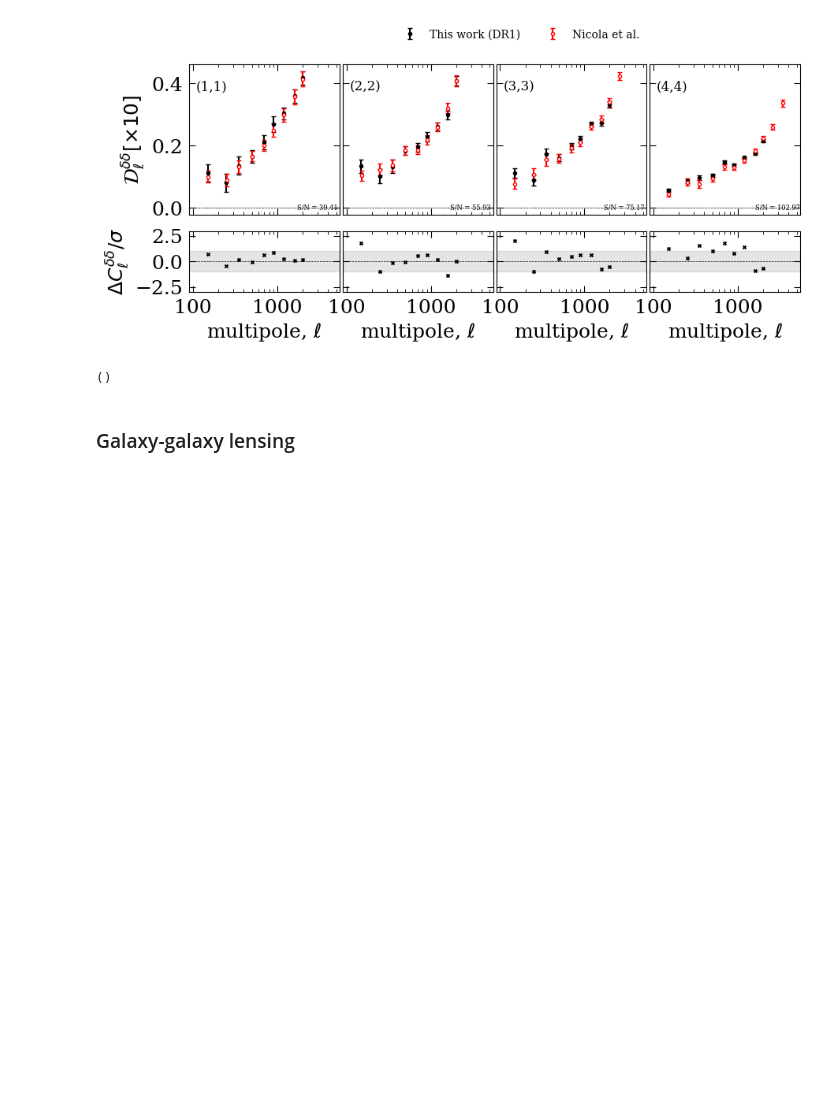
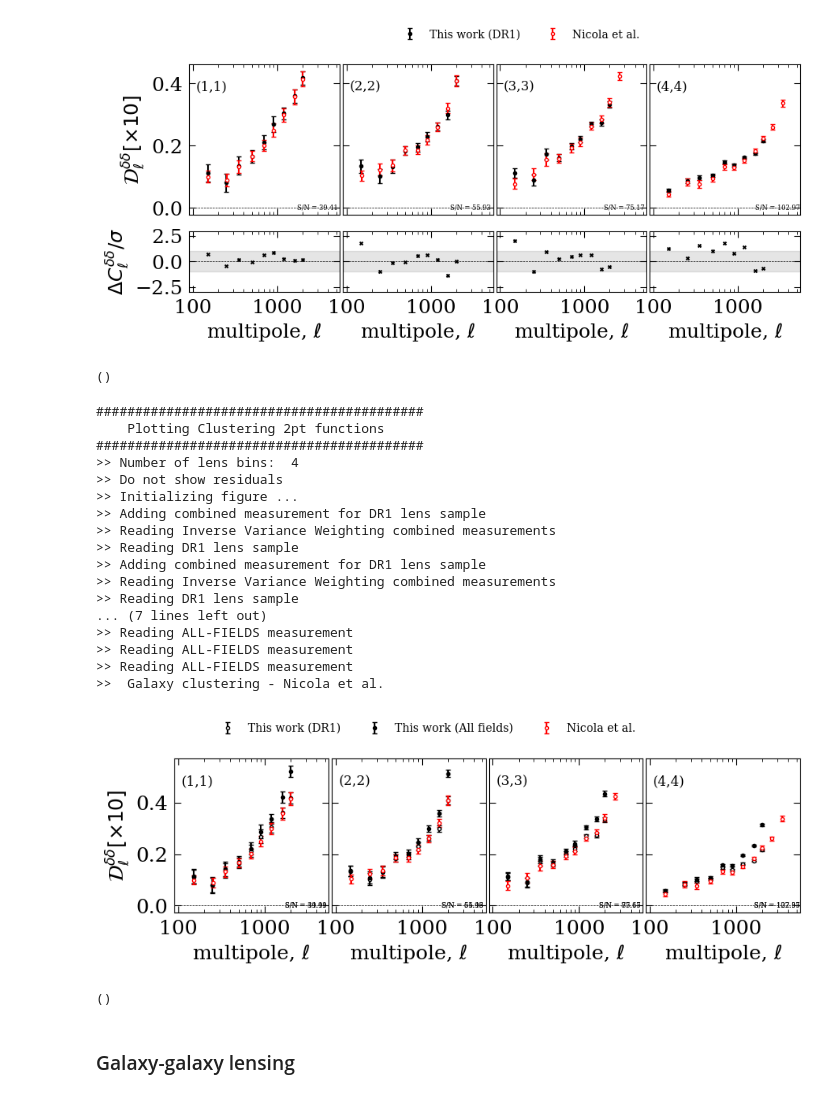
Before and after one commit to davsan06/HSC-PDR1-3x2pt-harmonic-methods, a Jupyter notebook: analysis/NBMeasurementPlot.ipynb, the cells around one changed output. Cells and saved outputs as stored; diff of their text form; code cells hidden in the pictures; blank space fills up the shorter version.

```diff
--- a/analysis/NBMeasurementPlot.ipynb
+++ b/analysis/NBMeasurementPlot.ipynb
@@ -336,6 +414,36 @@ hmu.Clustering2pt_plot(fname = fname,
  Path:  /pscratch/sd/d/davidsan/HSC-PDR1-3x2pt-harmonic-methods/figures/measurements/clustering
 [figure]
 ()
+# %%
+hmu.Clustering2pt_plot(fname = [None],
+                        labels = [None],
+                        add_individual=False,
+                        add_allfields=True,
+                        add_combined='ivw_lens_dr1',
+                        add_literature=True,
+                        show_residual=False,
+                        add_byhand = False,
+                        save_fig=False)
+# %% [output]
+##########################################
+    Plotting Clustering 2pt functions
+##########################################
+>> Number of lens bins:  4
+>> Do not show residuals
+>> Initializing figure ...
+>> Adding combined measurement for DR1 lens sample
+>> Reading Inverse Variance Weighting combined measurements
+>> Reading DR1 lens sample
+>> Adding combined measurement for DR1 lens sample
+>> Reading Inverse Variance Weighting combined measurements
+>> Reading DR1 lens sample
+... (7 lines left out)
+>> Reading ALL-FIELDS measurement
+>> Reading ALL-FIELDS measurement
+>> Reading ALL-FIELDS measurement
+>>  Galaxy clustering - Nicola et al.
+[figure, added]
+()
 # %% [markdown]
 ### Galaxy-galaxy lensing
 # %%
```
Also changed, not shown: parts of 6 cells of this notebook, 1 other file.
